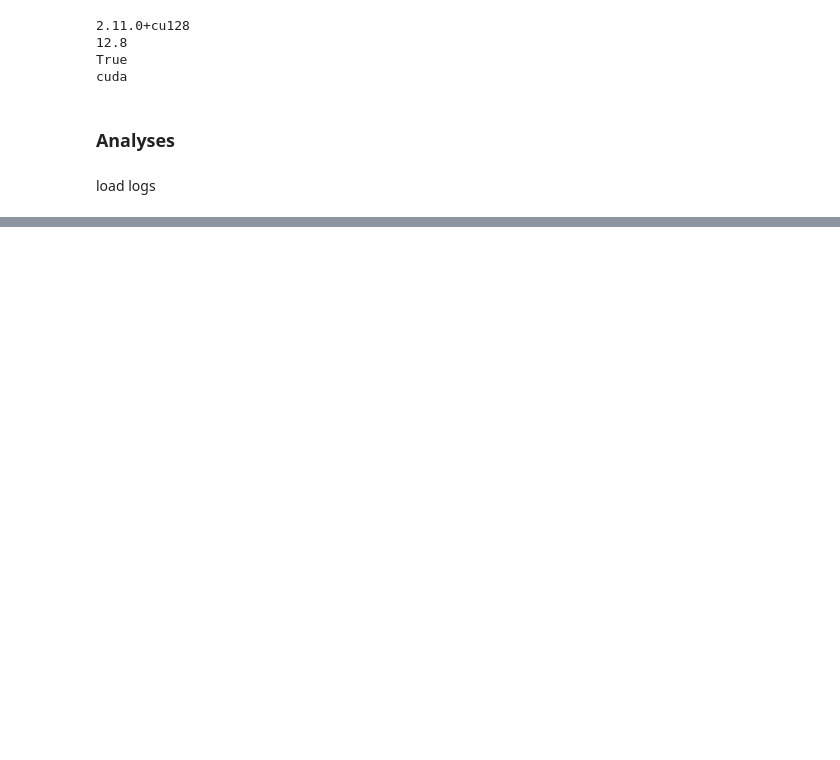
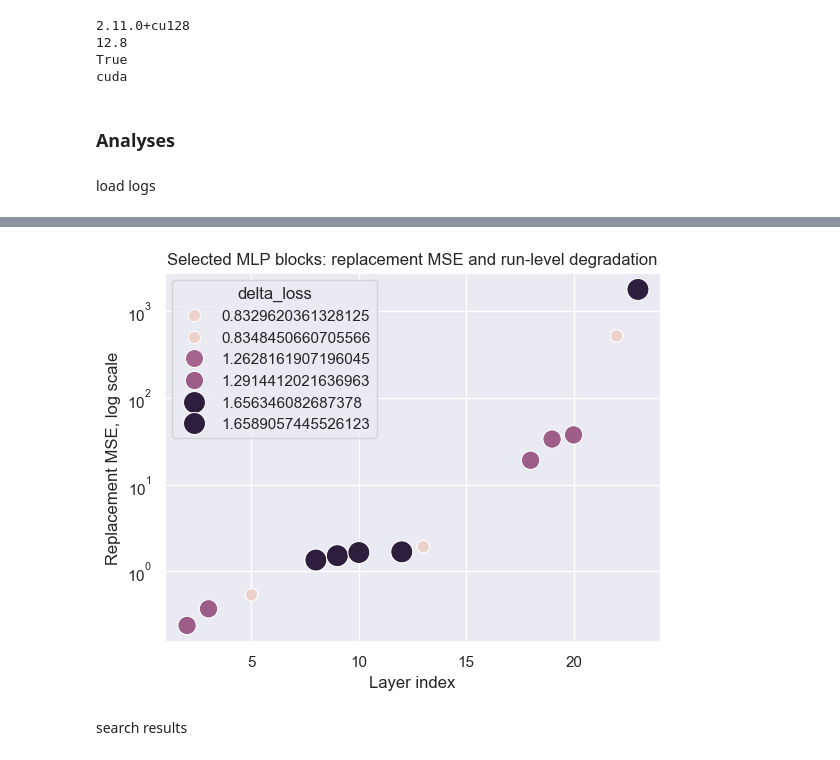
Before and after one commit to Sammuel21/diploma-thesis-block-replacement, a Jupyter notebook: notebooks/mvp/analysis.ipynb, the cells around one changed output, grey strips where cells are left out. Cells and saved outputs as stored; diff of their text form; code cells hidden in the pictures; blank space fills up the shorter version.

```diff
--- a/notebooks/mvp/analysis.ipynb
+++ b/notebooks/mvp/analysis.ipynb
@@ -122,0 +223,25 @@ data
+# %%
+block_plot_df = block_df.merge(
+    run_df[["run_id", "delta_loss", "model_ppl", "ppl_ratio", "mean_block_mse", "max_block_mse"]],
+    on="run_id",
+    how="left"
+)
+# %%
+sns.scatterplot(
+    data=block_plot_df,
+    x="layer_idx",
+    y="new_operator_mse",
+    hue="delta_loss",
+    size="delta_loss",
+    sizes=(80, 250),
+)
+
+plt.yscale("log")
+plt.title("Selected MLP blocks: replacement MSE and run-level degradation")
+plt.xlabel("Layer index")
+plt.ylabel("Replacement MSE, log scale")
+plt.show()
+# %% [output]
+[figure, added]
+# %% [markdown]
+search results
```
Also changed, not shown: parts of 19 cells of this notebook, 4 other files.
